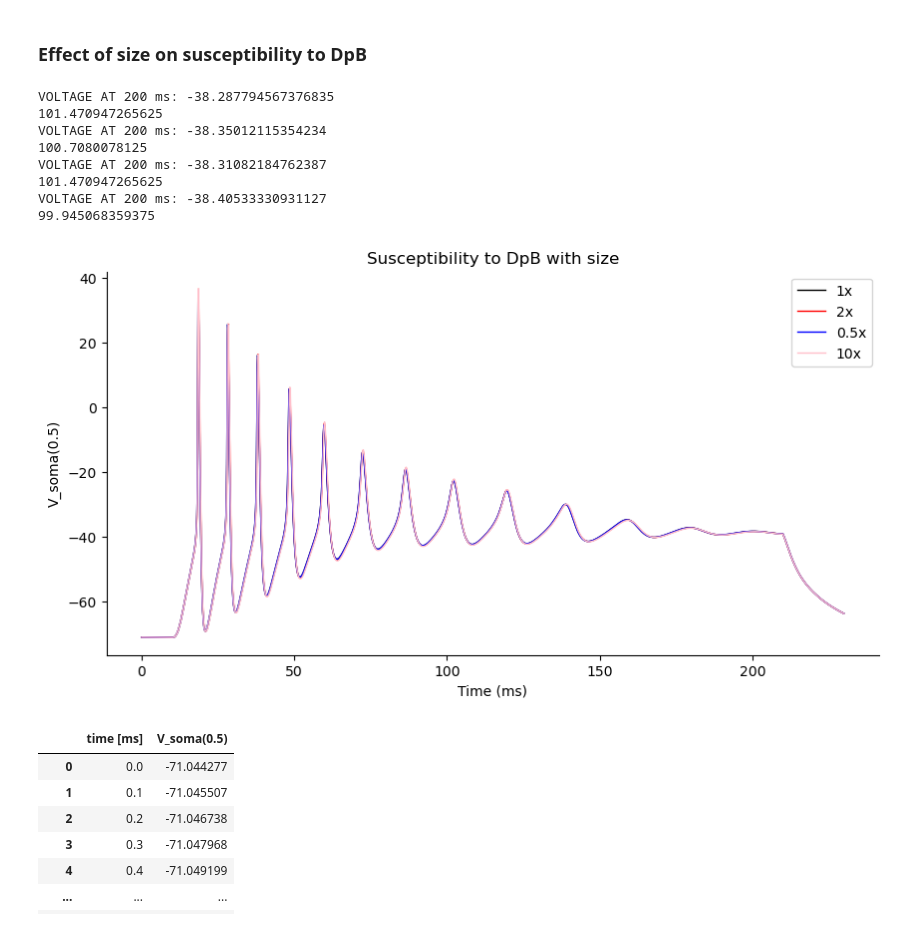
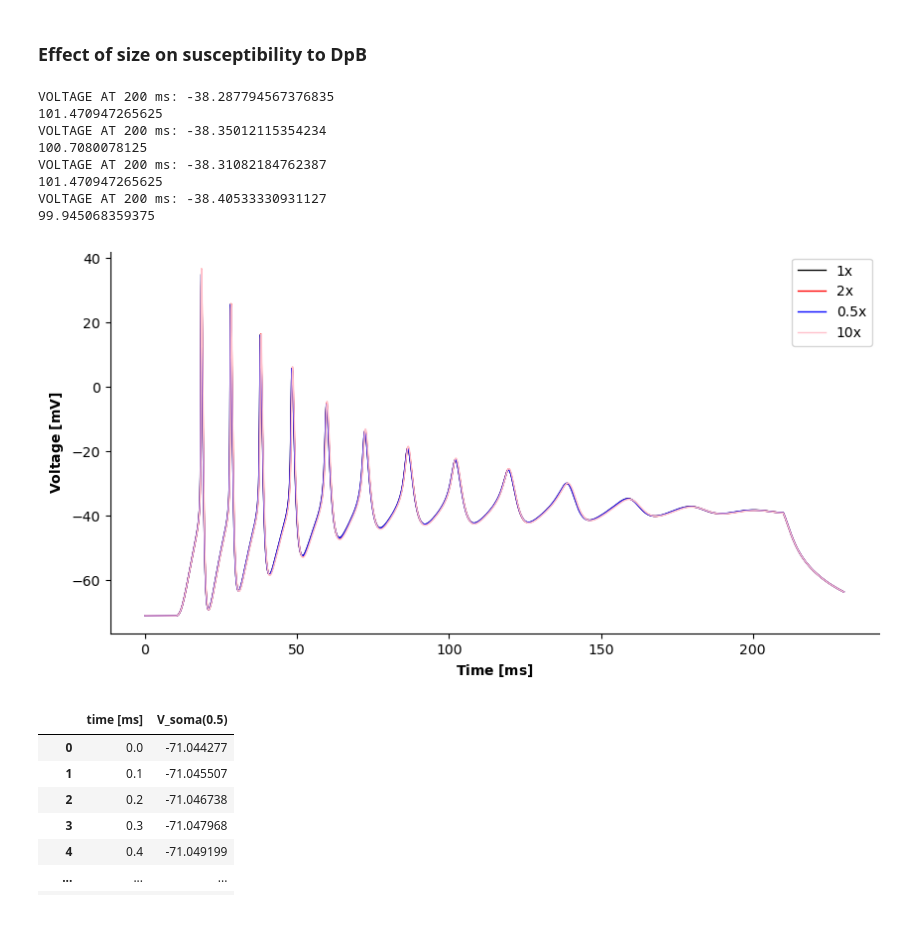
Before and after one commit to tobiasmarek/simneurostim-analysis, a Jupyter notebook: param_search.ipynb, the cells around one changed output. Saved outputs shown, nothing was run; the diff lists cells and outputs as text; code cells hidden in the pictures.

```diff
--- a/param_search.ipynb
+++ b/param_search.ipynb
@@ -916,40 +919,40 @@ ax.spines['right'].set_visible(False)
 
 if zoomed:
     zoom_end = False
 
     if zoom_end:
         ax.set_xlim(170, 215)
         ax.set_ylim(-40, -37)
         ax.set_xticks([170, 175, 210, 215])
         ax.set_yticks([-40, -37])
 
-        plt.savefig('size_effect_zoom.png', dpi=300)
+        #plt.savefig('size_effect_zoom.png', dpi=300)
     else:
         ax.set_xlim(18, 19)
         ax.set_ylim(30, 38)
         ax.set_xticks([18, 19])
         ax.set_yticks([30, 34, 38])
 
-        plt.savefig('size_effect_zoom_first_spike.png', dpi=300)
+        #plt.savefig('size_effect_zoom_first_spike.png', dpi=300)
 else:
-    ax.set_title('Susceptibility to DpB with size')
-    ax.set_xlabel('Time (ms)')
-    ax.set_ylabel('V_soma(0.5)')
+    ax.set_title('') # Susceptibility to DpB with size
+    ax.set_xlabel(r'$\mathbf{Time \ [ms]}$')
+    ax.set_ylabel(r'$\mathbf{Voltage \ [mV]}$')
     ax.legend()
-    plt.savefig('size_effect.png', dpi=300)
+    #plt.savefig('size_effect.png', dpi=300)
 
 L5soma._scale_size_L(0.1)
 plt.show()
 # %% [output]
 VOLTAGE AT 200 ms: -38.287794567376835
 101.470947265625
 VOLTAGE AT 200 ms: -38.35012115354234
 100.7080078125
 VOLTAGE AT 200 ms: -38.31082184762387
 101.470947265625
 VOLTAGE AT 200 ms: -38.40533330931127
 99.945068359375
-[figure, old version]
+[figure, new version]
 # %%
 sim_data
 # %% [output]
```
Also changed, not shown: parts of 12 cells of this notebook.
